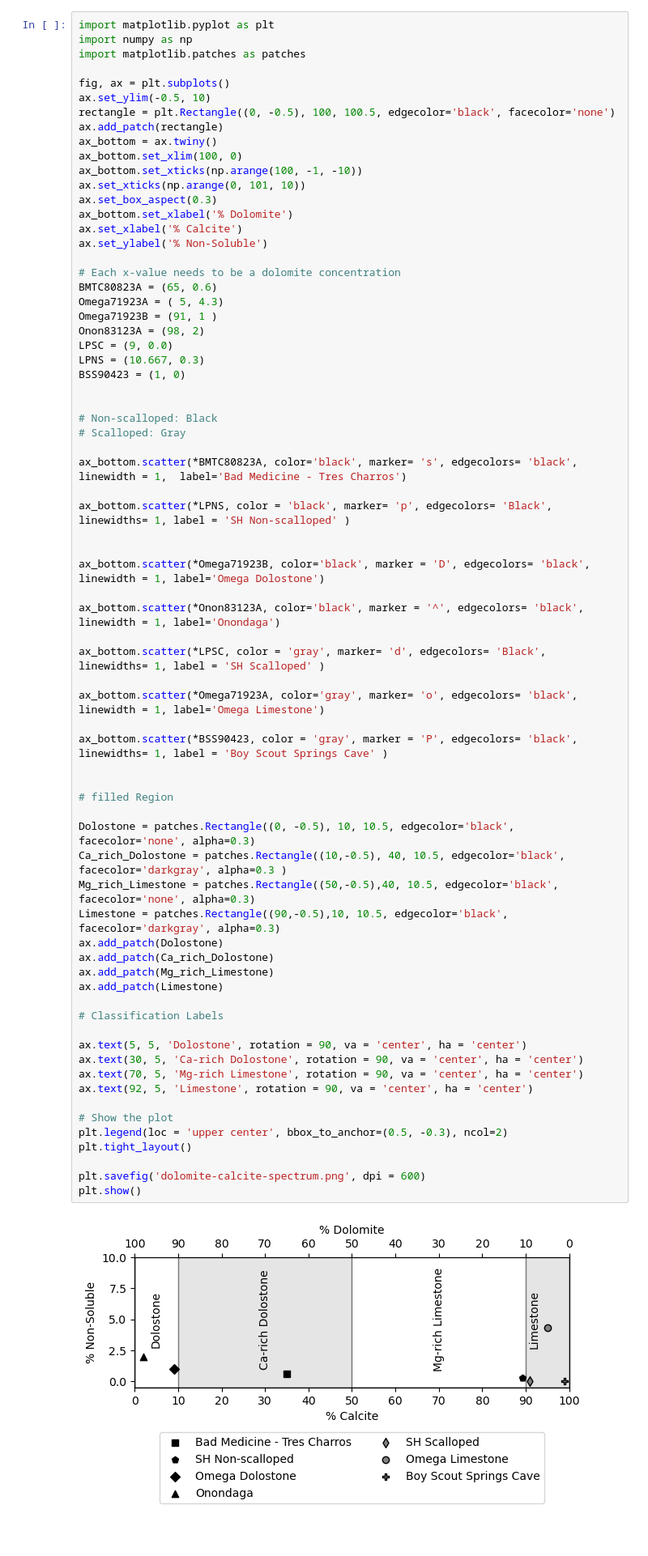
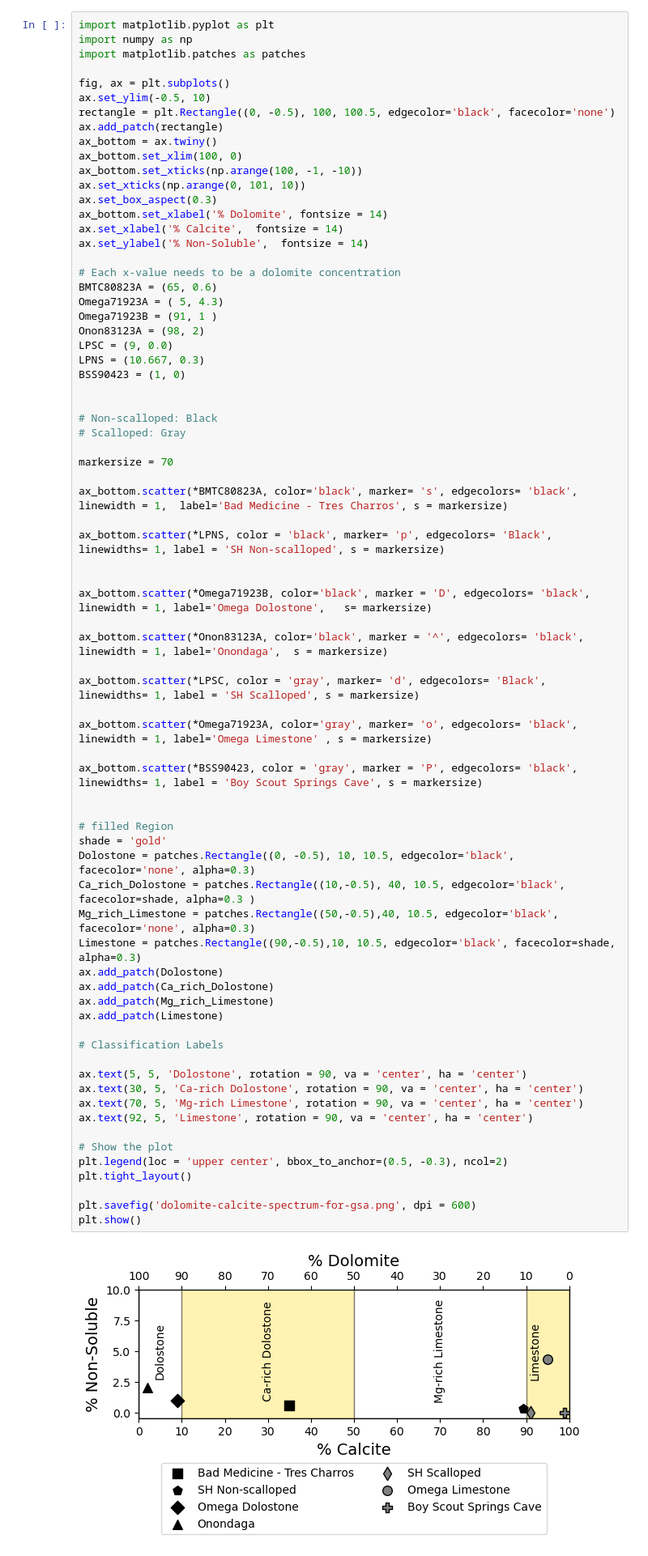
Before and after one commit to ethanoleson/Scallop_code, a Jupyter notebook: Thin Section/ternary_diagram.ipynb, the cells around one changed output. Shown at 81% size. Cells and saved outputs as stored; diff of their text form; blank space fills up the shorter version.

```diff
--- a/Thin Section/ternary_diagram.ipynb
+++ b/Thin Section/ternary_diagram.ipynb
@@ -71,9 +88,9 @@ ax_bottom.set_xlim(100, 0)
 ax_bottom.set_xticks(np.arange(100, -1, -10))
 ax.set_xticks(np.arange(0, 101, 10))
 ax.set_box_aspect(0.3)
-ax_bottom.set_xlabel('% Dolomite')
-ax.set_xlabel('% Calcite')
-ax.set_ylabel('% Non-Soluble')
+ax_bottom.set_xlabel('% Dolomite', fontsize = 14)
+ax.set_xlabel('% Calcite',  fontsize = 14)
+ax.set_ylabel('% Non-Soluble',  fontsize = 14)
 
 # Each x-value needs to be a dolomite concentration
 BMTC80823A = (65, 0.6)
@@ -88,48 +105,50 @@ BSS90423 = (1, 0)
 # Non-scalloped: Black
 # Scalloped: Gray
 
-ax_bottom.scatter(*BMTC80823A, color='black', marker= 's', edgecolors= 'black', linewidth = 1,  label='Bad Medicine - Tres Charros')
+markersize = 70
 
-ax_bottom.scatter(*LPNS, color = 'black', marker= 'p', edgecolors= 'Black', linewidths= 1, label = 'SH Non-scalloped' )
+ax_bottom.scatter(*BMTC80823A, color='black', marker= 's', edgecolors= 'black', linewidth = 1,  label='Bad Medicine - Tres Charros', s = markersize)
+
+ax_bottom.scatter(*LPNS, color = 'black', marker= 'p', edgecolors= 'Black', linewidths= 1, label = 'SH Non-scalloped', s = markersize)
 
 
-ax_bottom.scatter(*Omega71923B, color='black', marker = 'D', edgecolors= 'black', linewidth = 1, label='Omega Dolostone')
+ax_bottom.scatter(*Omega71923B, color='black', marker = 'D', edgecolors= 'black', linewidth = 1, label='Omega Dolostone',   s= markersize)
 
-ax_bottom.scatter(*Onon83123A, color='black', marker = '^', edgecolors= 'black', linewidth = 1, label='Onondaga')
+ax_bottom.scatter(*Onon83123A, color='black', marker = '^', edgecolors= 'black', linewidth = 1, label='Onondaga',  s = markersize)
 
-ax_bottom.scatter(*LPSC, color = 'gray', marker= 'd', edgecolors= 'Black', linewidths= 1, label = 'SH Scalloped' )
+ax_bottom.scatter(*LPSC, color = 'gray', marker= 'd', edgecolors= 'Black', linewidths= 1, label = 'SH Scalloped', s = markersize)
 
-ax_bottom.scatter(*Omega71923A, color='gray', marker= 'o', edgecolors= 'black', linewidth = 1, label='Omega Limestone')
+ax_bottom.scatter(*Omega71923A, color='gray', marker= 'o', edgecolors= 'black', linewidth = 1, label='Omega Limestone' , s = markersize)
 
-ax_bottom.scatter(*BSS90423, color = 'gray', marker = 'P', edgecolors= 'black', linewidths= 1, label = 'Boy Scout Springs Cave' )
+ax_bottom.scatter(*BSS90423, color = 'gray', marker = 'P', edgecolors= 'black', linewidths= 1, label = 'Boy Scout Springs Cave', s = markersize)
 
 
 # filled Region
-
+shade = 'gold'
 Dolostone = patches.Rectangle((0, -0.5), 10, 10.5, edgecolor='black', facecolor='none', alpha=0.3)
-Ca_rich_Dolostone = patches.Rectangle((10,-0.5), 40, 10.5, edgecolor='black', facecolor='darkgray', alpha=0.3 )
+Ca_rich_Dolostone = patches.Rectangle((10,-0.5), 40, 10.5, edgecolor='black', facecolor=shade, alpha=0.3 )
 Mg_rich_Limestone = patches.Rectangle((50,-0.5),40, 10.5, edgecolor='black', facecolor='none', alpha=0.3)
-Limestone = patches.Rectangle((90,-0.5),10, 10.5, edgecolor='black', facecolor='darkgray', alpha=0.3)
+Limestone = patches.Rectangle((90,-0.5),10, 10.5, edgecolor='black', facecolor=shade, alpha=0.3)
 ax.add_patch(Dolostone)
 ax.add_patch(Ca_rich_Dolostone)
 ax.add_patch(Mg_rich_Limestone)
 ax.add_patch(Limestone)
 
 # Classification Labels
 
 ax.text(5, 5, 'Dolostone', rotation = 90, va = 'center', ha = 'center')
 ax.text(30, 5, 'Ca-rich Dolostone', rotation = 90, va = 'center', ha = 'center')
 ax.text(70, 5, 'Mg-rich Limestone', rotation = 90, va = 'center', ha = 'center')
 ax.text(92, 5, 'Limestone', rotation = 90, va = 'center', ha = 'center')
 
 # Show the plot
 plt.legend(loc = 'upper center', bbox_to_anchor=(0.5, -0.3), ncol=2)
 plt.tight_layout()
 
-plt.savefig('dolomite-calcite-spectrum.png', dpi = 600)
+plt.savefig('dolomite-calcite-spectrum-for-gsa.png', dpi = 600)
 plt.show()
 # %% [output]
-[figure, old version]
+[figure, new version]
 # %% [markdown]
 ### Carbonate Ternary Diagram
 # %%
```
Also changed, not shown: parts of 1 cell of this notebook, 3 other files.
